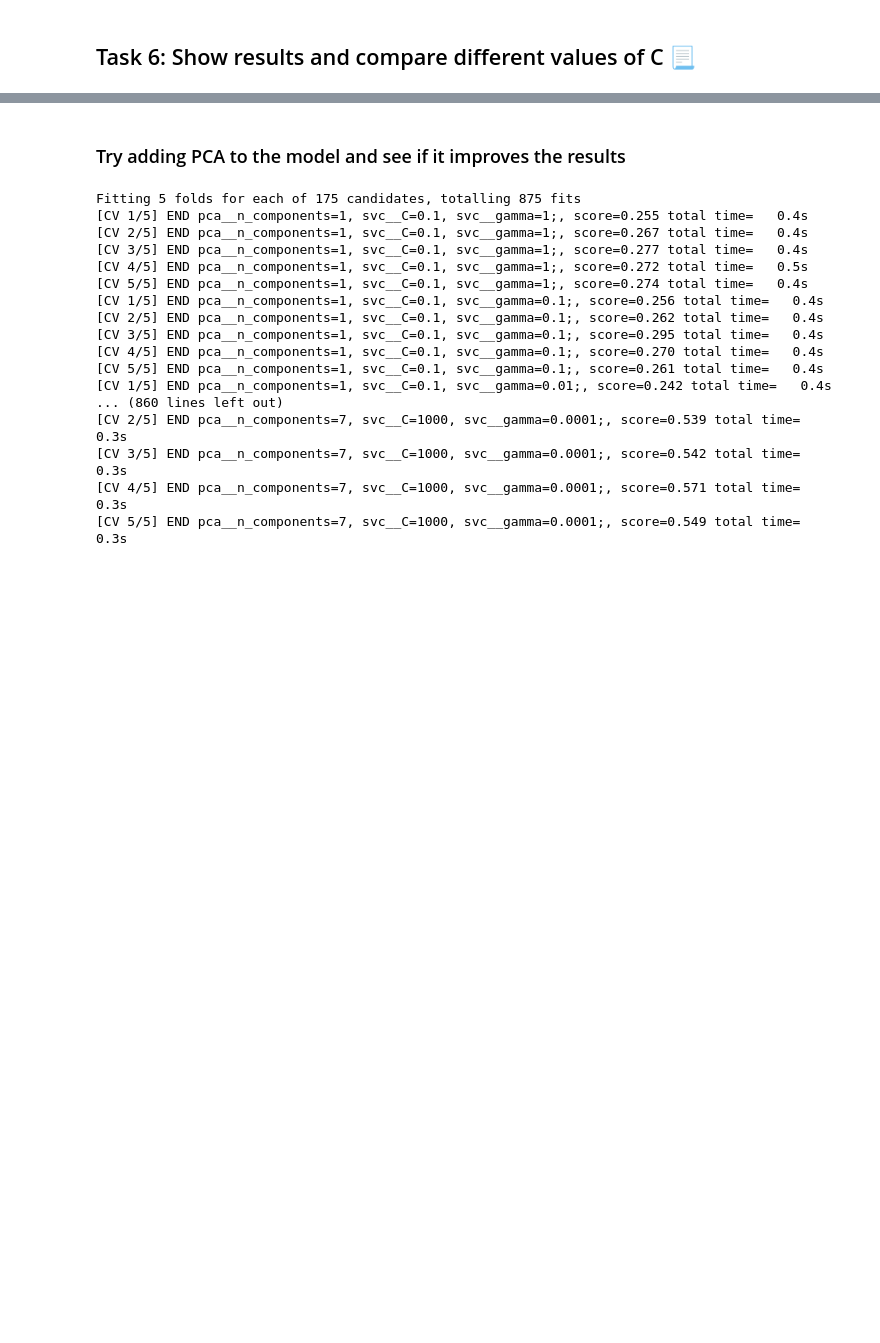
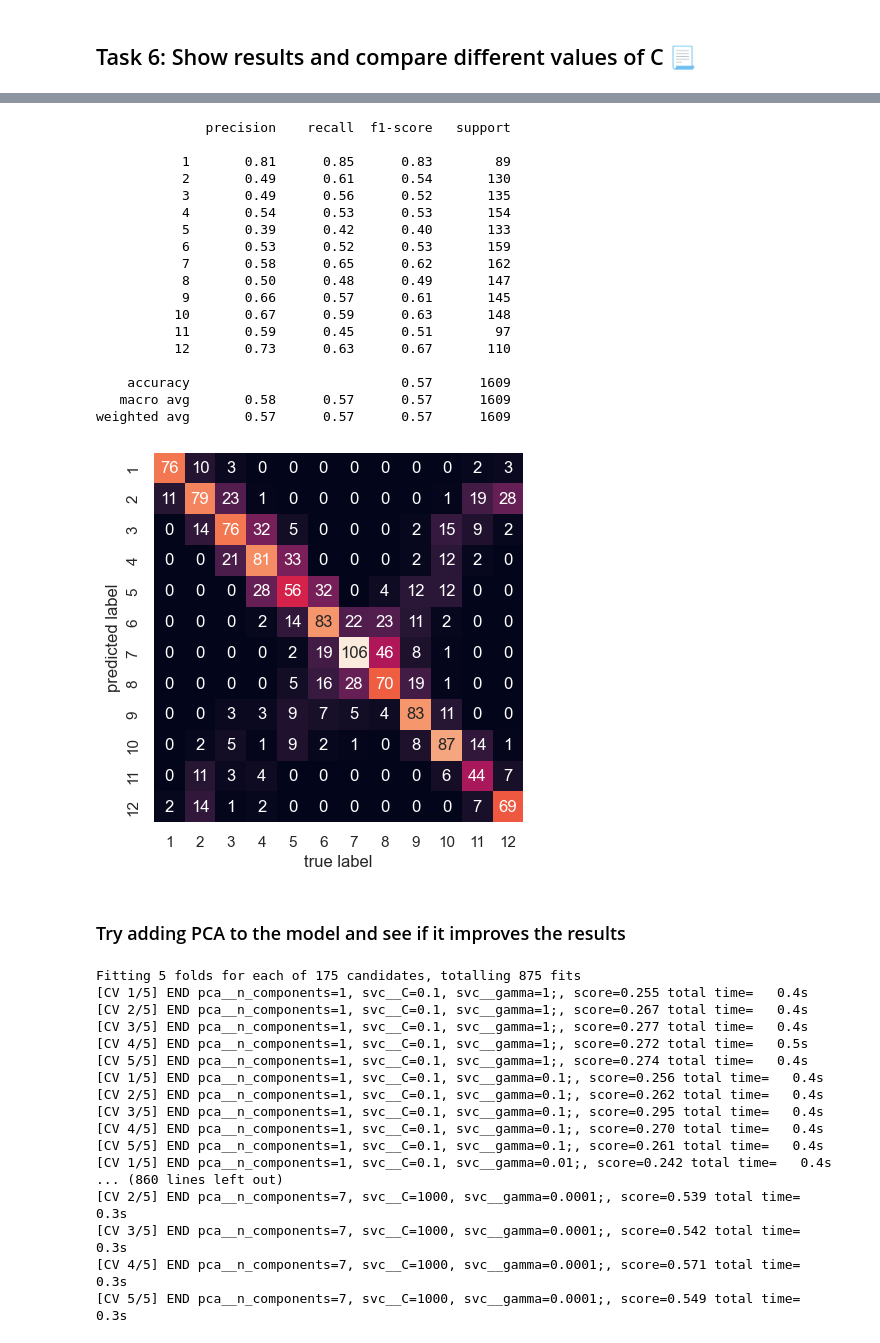
Before and after one commit to Sasso0101/Uni, a Jupyter notebook: Vision and recognition/Classification_SVM.ipynb, the cells around one changed output, grey strips where cells are left out. Drawn from its saved outputs; the diff is of its cells as text; code cells hidden in the pictures; blank space fills up the shorter version.

```diff
--- a/Vision and recognition/Classification_SVM.ipynb
+++ b/Vision and recognition/Classification_SVM.ipynb
@@ -186,0 +213,4 @@ weighted avg       0.31      0.29      0.18      1609
+# %%
+grid.fit(df_train, months_train)
+model = grid.best_estimator_
+print(grid.best_params_)
@@ -187,3 +235,35 @@ weighted avg       0.31      0.29      0.18      1609
+# %%
+from sklearn.metrics import confusion_matrix
+df_fit = model.predict(df_test)
+mat = confusion_matrix(months_test, df_fit)
+sns.heatmap(mat.T, square=True, annot=True, fmt='d', cbar=False,
+            xticklabels=np.unique(months_test),
+            yticklabels=np.unique(months_test))
+plt.xlabel('true label')
+plt.ylabel('predicted label')
+
+from sklearn.metrics import classification_report
+print(classification_report(months_test, df_fit))
+# %% [output]
+              precision    recall  f1-score   support
+
+           1       0.81      0.85      0.83        89
+           2       0.49      0.61      0.54       130
+           3       0.49      0.56      0.52       135
+           4       0.54      0.53      0.53       154
+           5       0.39      0.42      0.40       133
+           6       0.53      0.52      0.53       159
+           7       0.58      0.65      0.62       162
+           8       0.50      0.48      0.49       147
+           9       0.66      0.57      0.61       145
+          10       0.67      0.59      0.63       148
+          11       0.59      0.45      0.51        97
+          12       0.73      0.63      0.67       110
+
+    accuracy                           0.57      1609
+   macro avg       0.58      0.57      0.57      1609
+weighted avg       0.57      0.57      0.57      1609
+[figure, added]
 # %% [markdown]
 ### Try adding PCA to the model and see if it improves the results
 # %%
```
Also changed, not shown: parts of 12 cells of this notebook, 4 other files.
